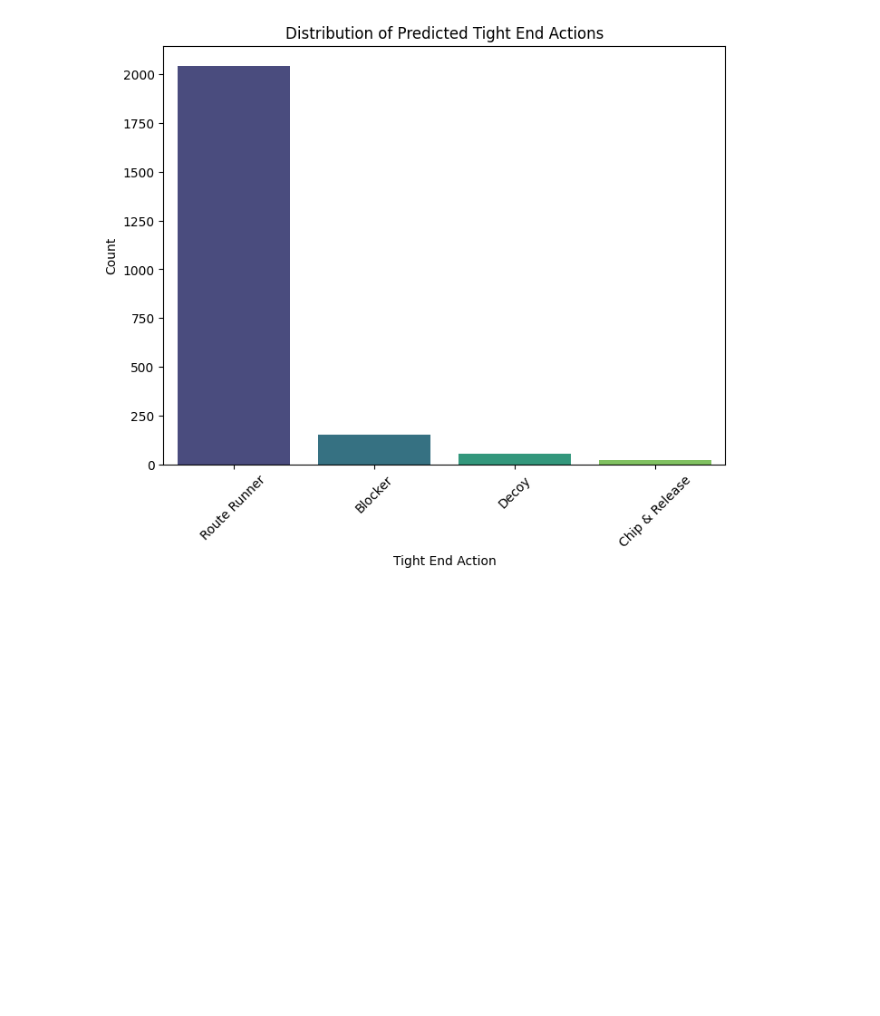
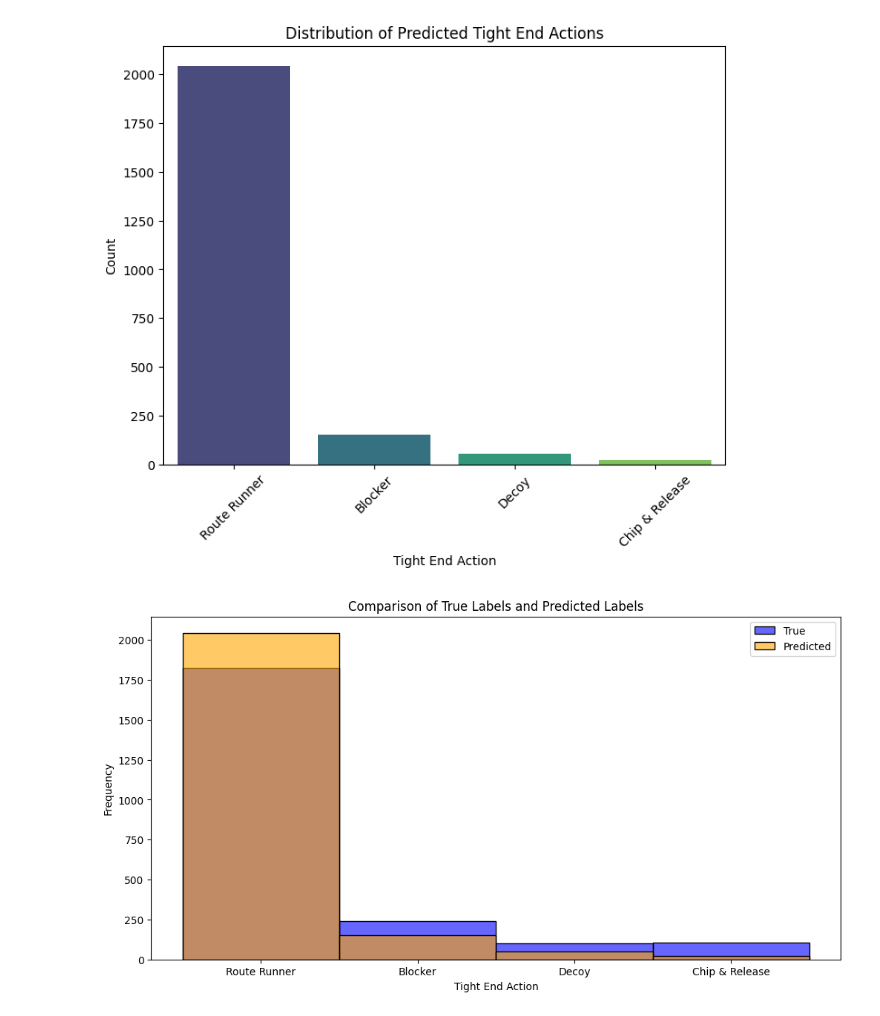
Before and after one commit to Vik7am10/NFL-Big-Data-Bowl-2025, a Jupyter notebook: main.ipynb, the cells around one changed output. Drawn from its saved outputs; the diff is of its cells as text; code cells hidden in the pictures; blank space fills up the shorter version.

Commit message:
Prediction comparison

```diff
--- a/main.ipynb
+++ b/main.ipynb
@@ -423,3 +423,20 @@ Passing `palette` without assigning `hue` is deprecated and will be removed in v
 
   sns.countplot(data=predicted_distribution, x='Predicted', palette='viridis')
 [figure]
+# %%
+# Compare True Labels and Predictions
+comparison_df = pd.DataFrame({'True': y_test, 'Predicted': y_pred})
+comparison_df['True'] = LabelEncoder().fit(active_te_data['te_action']).inverse_transform(comparison_df['True'])
+comparison_df['Predicted'] = LabelEncoder().fit(active_te_data['te_action']).inverse_transform(comparison_df['Predicted'])
+
+# Plot
+plt.figure(figsize=(12, 6))
+sns.histplot(data=comparison_df, x='True', color='blue', label='True', alpha=0.6, kde=False)
+sns.histplot(data=comparison_df, x='Predicted', color='orange', label='Predicted', alpha=0.6, kde=False)
+plt.title('Comparison of True Labels and Predicted Labels')
+plt.xlabel('Tight End Action')
+plt.ylabel('Frequency')
+plt.legend()
+plt.show()
+# %% [output]
+[figure, added]
```
